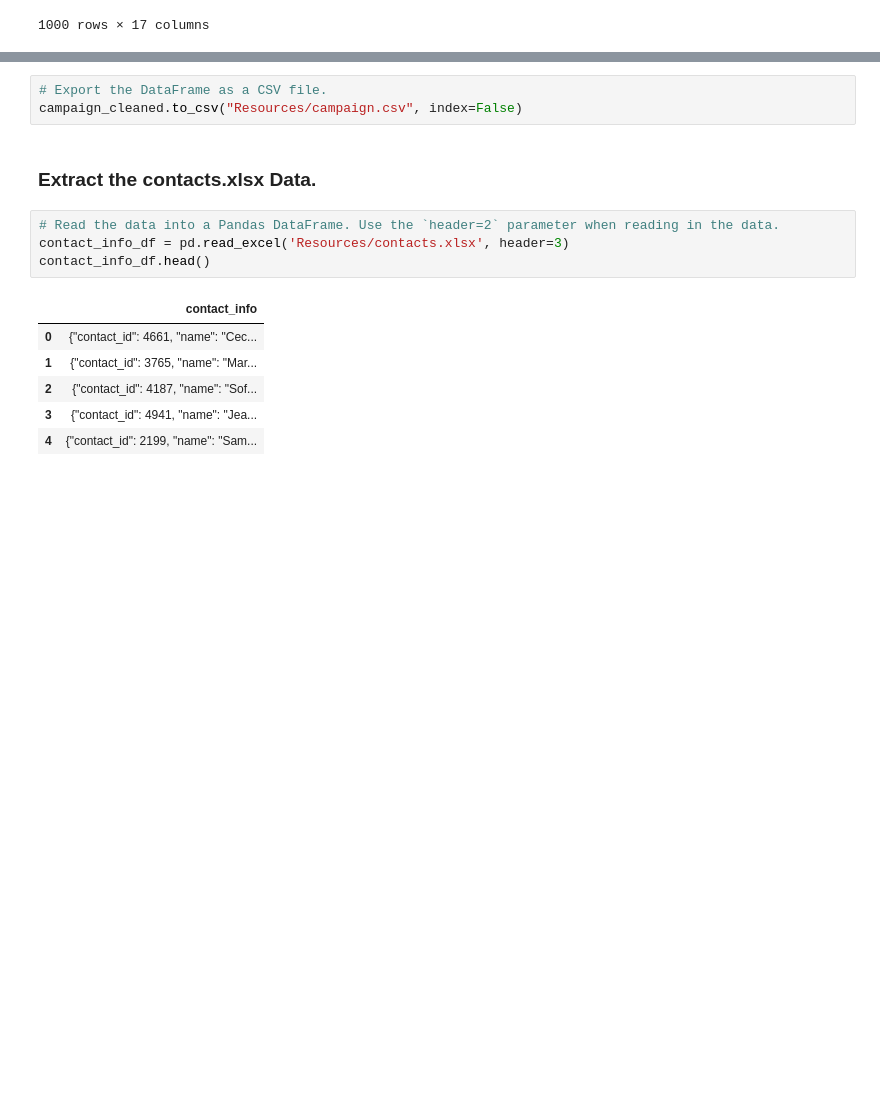
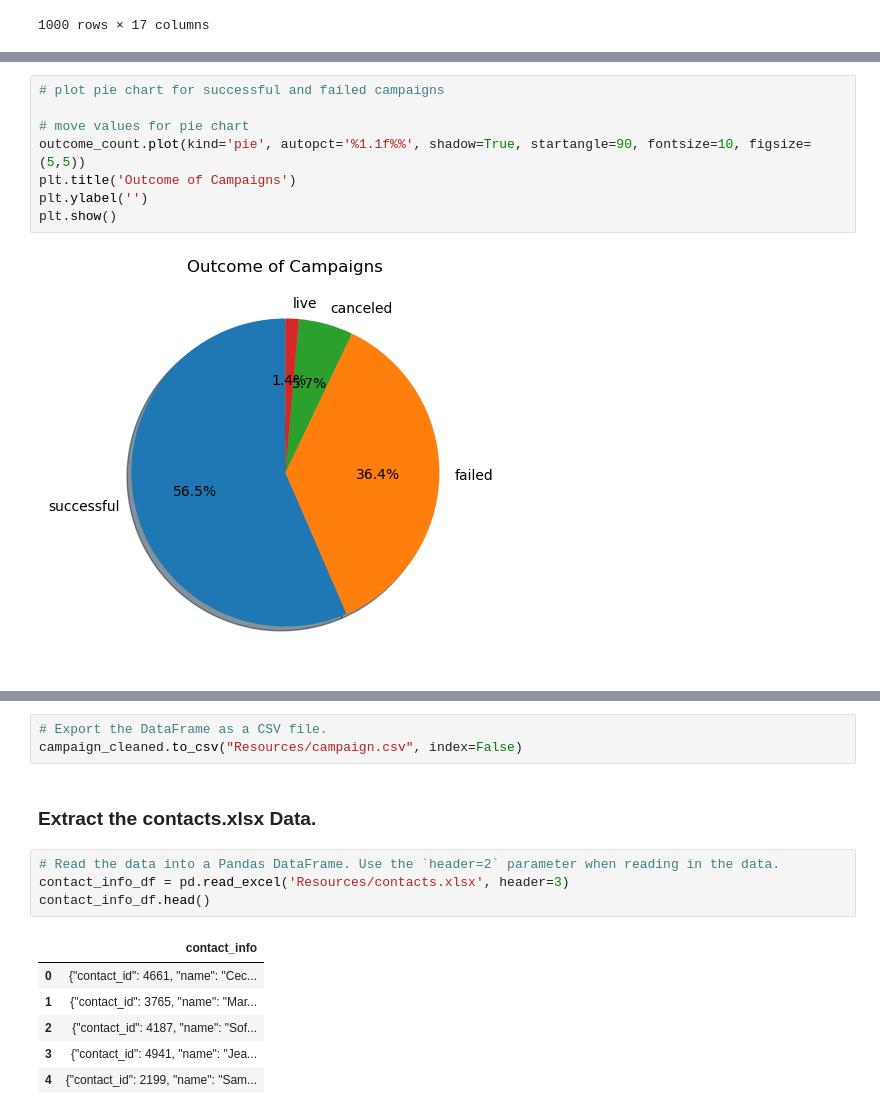
Before and after one commit to ai-bevo/Crowdfunding_ETL, a Jupyter notebook: ETL_Mini_Project_AIvey_KPollok_CSudhakar.ipynb, the cells around one changed output, grey strips where cells are left out. Saved outputs shown, nothing was run; the diff lists cells and outputs as text; blank space fills up the shorter version.

```diff
--- a/ETL_Mini_Project_AIvey_KPollok_CSudhakar.ipynb
+++ b/ETL_Mini_Project_AIvey_KPollok_CSudhakar.ipynb
@@ -311,0 +325,10 @@ campaign_cleaned.head()
+# %%
+# plot pie chart for successful and failed campaigns
+
+# move values for pie chart
+outcome_count.plot(kind='pie', autopct='%1.1f%%', shadow=True, startangle=90, fontsize=10, figsize=(5,5))
+plt.title('Outcome of Campaigns')
+plt.ylabel('')
+plt.show()
+# %% [output]
+[figure, added]
```
Also changed, not shown: parts of 6 cells of this notebook.
